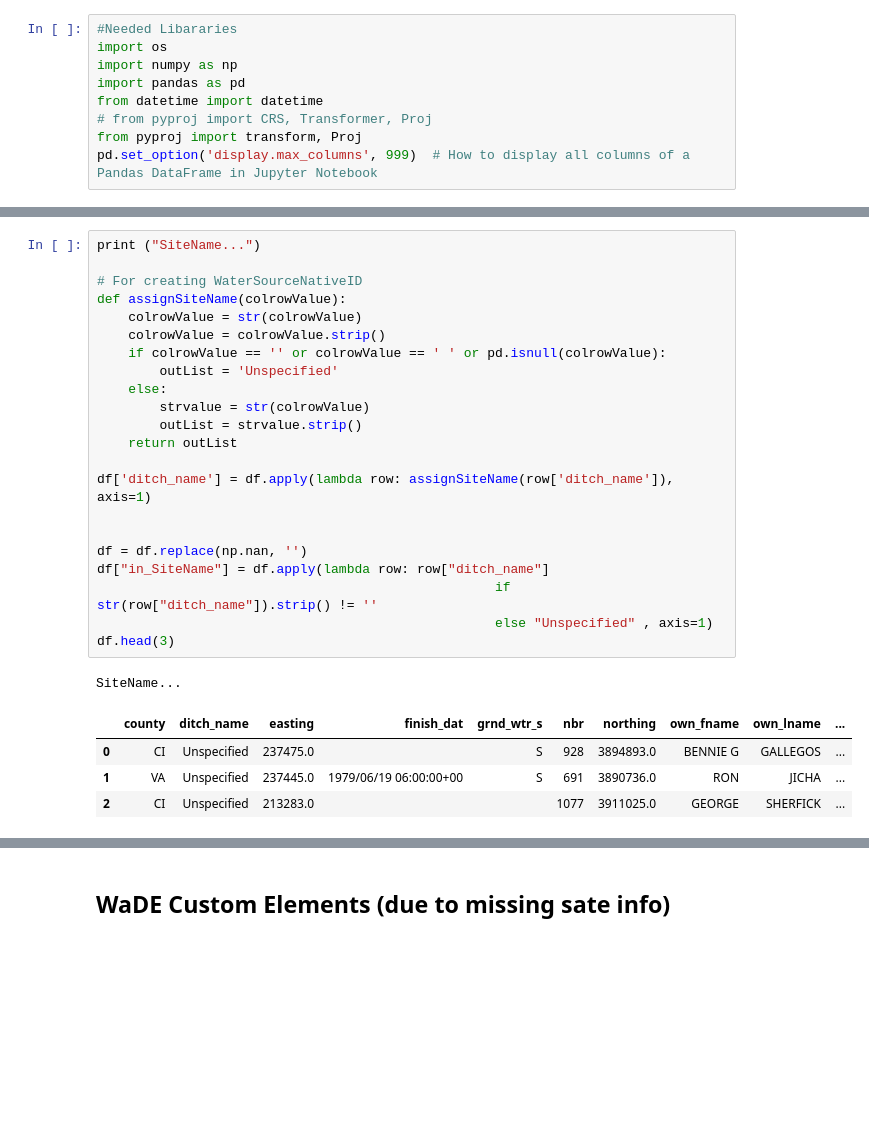
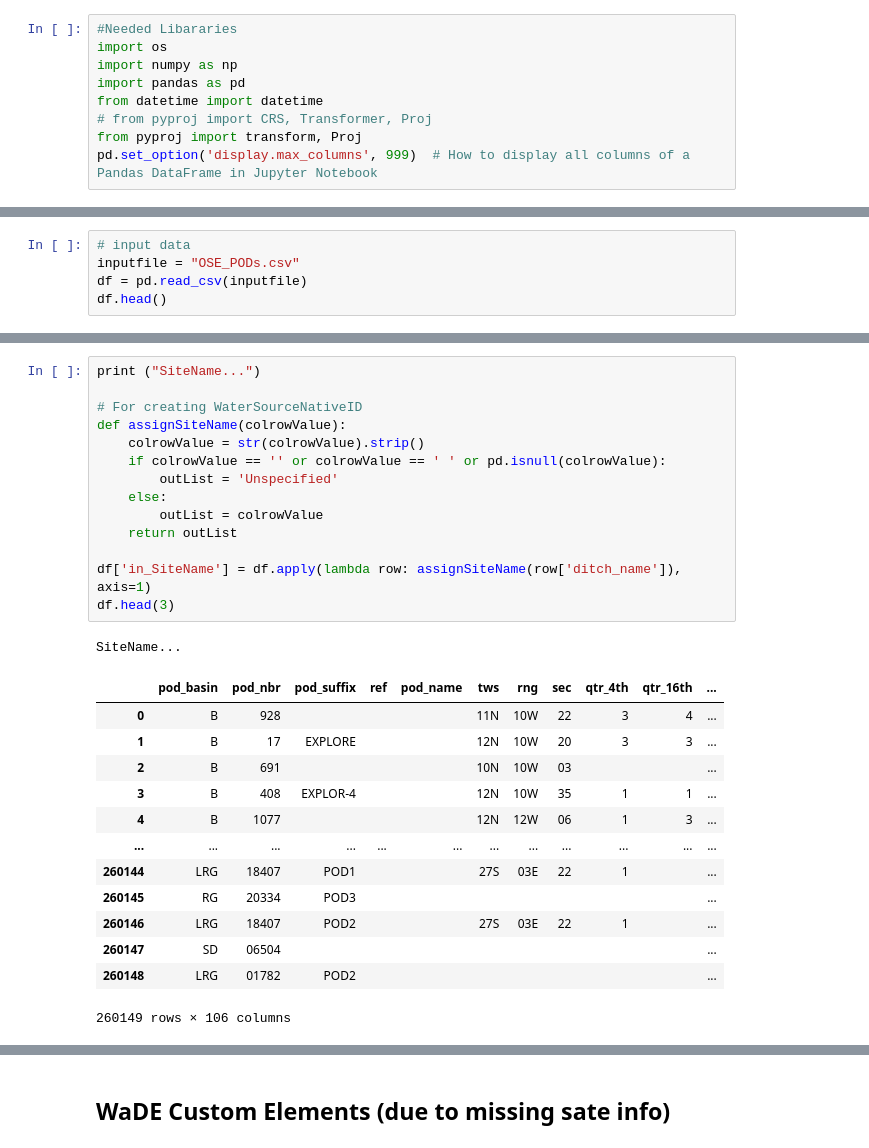
Before and after one commit to WSWCWaterDataExchange/MappingStatesDataToWaDE2.0, a Jupyter notebook: NewMexico/WaterAllocation/0_NM_PreProcessNewMexicoAllocationData.ipynb, the cells around one changed output, grey strips where cells are left out. Saved outputs shown, nothing was run; the diff lists cells and outputs as text; blank space fills up the shorter version.

```diff
--- a/NewMexico/WaterAllocation/0_NM_PreProcessNewMexicoAllocationData.ipynb
+++ b/NewMexico/WaterAllocation/0_NM_PreProcessNewMexicoAllocationData.ipynb
@@ -55,0 +18,5 @@ df
+# %%
+# input data
+inputfile = "OSE_PODs.csv"
+df = pd.read_csv(inputfile)
+df.head()
@@ -109,31 +85,32 @@ Project to longitude/ latitude
 # %%
 print ("SiteName...")
 
 # For creating WaterSourceNativeID
 def assignSiteName(colrowValue):
-    colrowValue = str(colrowValue)
-    colrowValue = colrowValue.strip()
+    colrowValue = str(colrowValue).strip()
     if colrowValue == '' or colrowValue == ' ' or pd.isnull(colrowValue):
         outList = 'Unspecified'
     else:
-        strvalue = str(colrowValue)
-        outList = strvalue.strip()
+        outList = colrowValue
     return outList
 
-df['ditch_name'] = df.apply(lambda row: assignSiteName(row['ditch_name']), axis=1)
-
-
-df = df.replace(np.nan, '')
-df["in_SiteName"] = df.apply(lambda row: row["ditch_name"]
-                                                   if str(row["ditch_name"]).strip() != ''
-                                                   else "Unspecified" , axis=1)
+df['in_SiteName'] = df.apply(lambda row: assignSiteName(row['ditch_name']), axis=1)
 df.head(3)
 # %% [output]
 SiteName...
-|  | county | ditch_name | easting | finish_dat | grnd_wtr_s | nbr | northing | own_fname | own_lname | ... |
-| 0 | CI | Unspecified | 237475.0 |  | S | 928 | 3894893.0 | BENNIE G | GALLEGOS | ... |
-| 1 | VA | Unspecified | 237445.0 | 1979/06/19 06:00:00+00 | S | 691 | 3890736.0 | RON | JICHA | ... |
-| 2 | CI | Unspecified | 213283.0 |  |  | 1077 | 3911025.0 | GEORGE | SHERFICK | ... |
+|  | pod_basin | pod_nbr | pod_suffix | ref | pod_name | tws | rng | sec | qtr_4th | qtr_16th | ... |
+| 0 | B | 928 |  |  |  | 11N | 10W | 22 | 3 | 4 | ... |
+| 1 | B | 17 | EXPLORE |  |  | 12N | 10W | 20 | 3 | 3 | ... |
+| 2 | B | 691 |  |  |  | 10N | 10W | 03 |  |  | ... |
+| 3 | B | 408 | EXPLOR-4 |  |  | 12N | 10W | 35 | 1 | 1 | ... |
+| 4 | B | 1077 |  |  |  | 12N | 12W | 06 | 1 | 3 | ... |
+| ... | ... | ... | ... | ... | ... | ... | ... | ... | ... | ... | ... |
+| 260144 | LRG | 18407 | POD1 |  |  | 27S | 03E | 22 | 1 |  | ... |
+| 260145 | RG | 20334 | POD3 |  |  |  |  |  |  |  | ... |
+| 260146 | LRG | 18407 | POD2 |  |  | 27S | 03E | 22 | 1 |  | ... |
+| 260147 | SD | 06504 |  |  |  |  |  |  |  |  | ... |
+| 260148 | LRG | 01782 | POD2 |  |  |  |  |  |  |  | ... |
+260149 rows × 106 columns
 # %%
 print ("Water source type")
 
```
Also changed, not shown: parts of 15 cells of this notebook, 28 other files.
